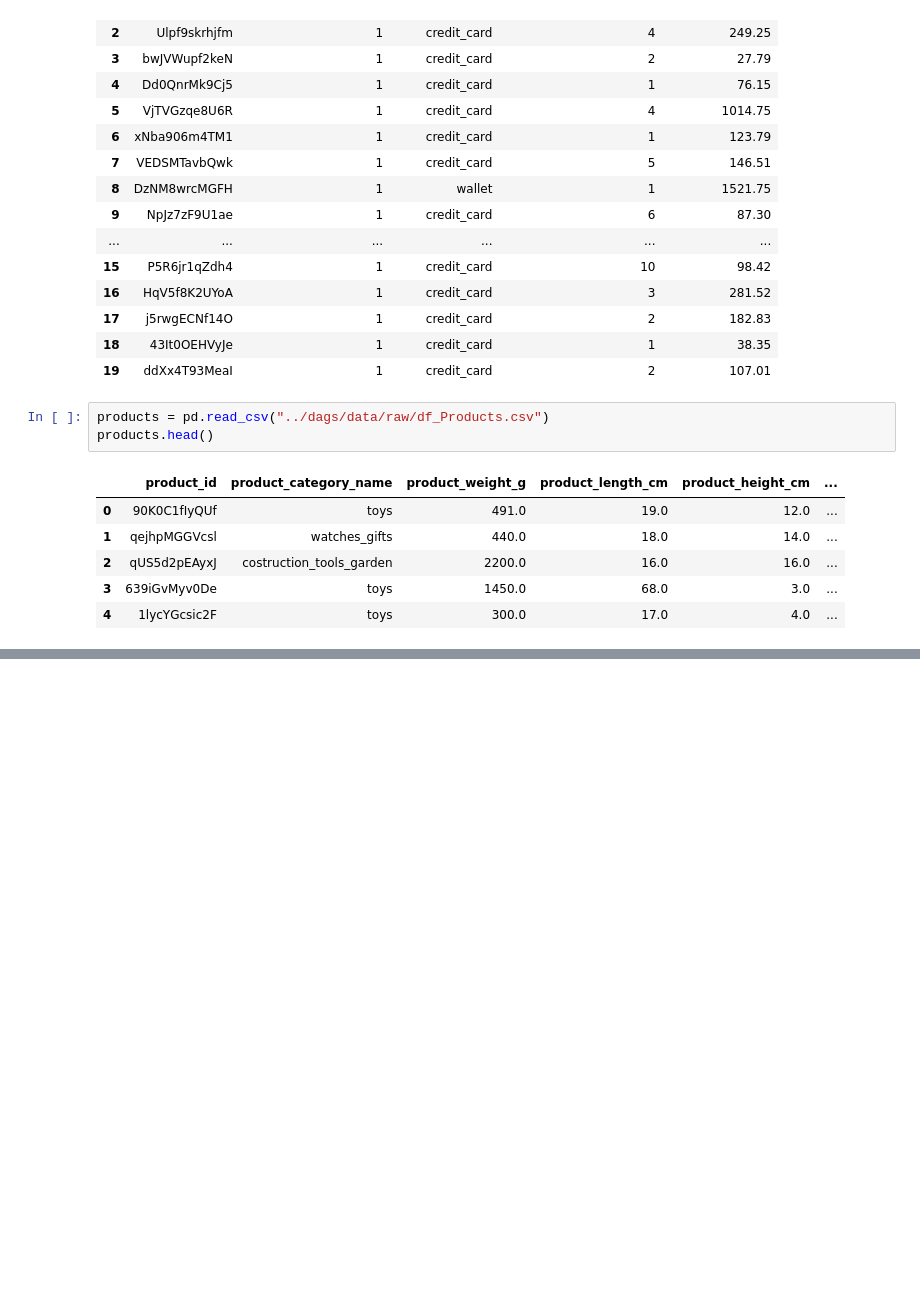
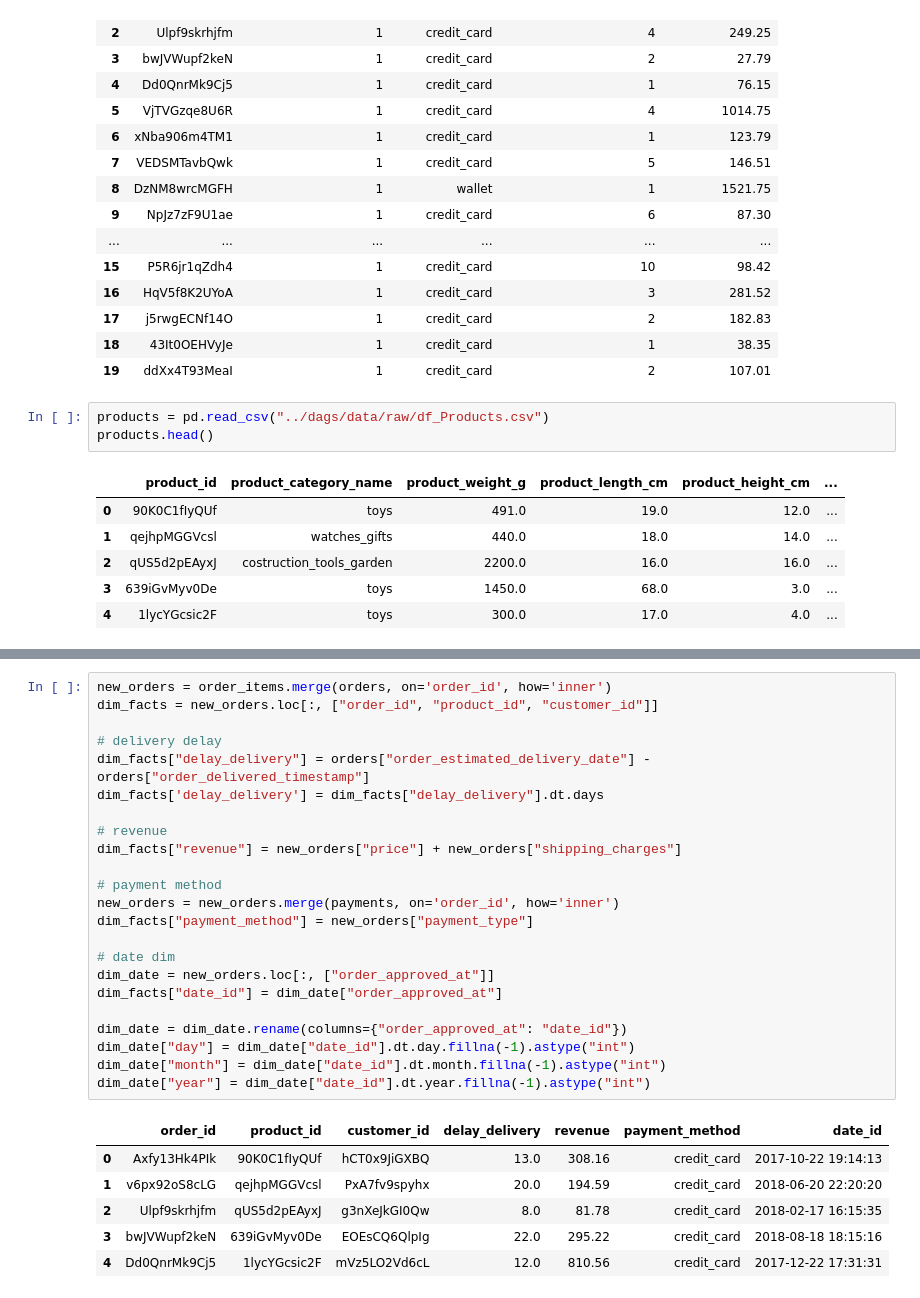
Before and after one commit to dilane-ts/data-engineering-e-commerce, a Jupyter notebook: notebooks/eda.ipynb, the cells around one changed output, grey strips where cells are left out. Saved outputs shown, nothing was run; the diff lists cells and outputs as text; blank space fills up the shorter version.

```diff
--- a/notebooks/eda.ipynb
+++ b/notebooks/eda.ipynb
@@ -93,0 +105,30 @@ products.head()
+# %%
+new_orders = order_items.merge(orders, on='order_id', how='inner')
+dim_facts = new_orders.loc[:, ["order_id", "product_id", "customer_id"]]
+
+# delivery delay
+dim_facts["delay_delivery"] = orders["order_estimated_delivery_date"] - orders["order_delivered_timestamp"]
+dim_facts['delay_delivery'] = dim_facts["delay_delivery"].dt.days
+
+# revenue
+dim_facts["revenue"] = new_orders["price"] + new_orders["shipping_charges"]
+
+# payment method
+new_orders = new_orders.merge(payments, on='order_id', how='inner')
+dim_facts["payment_method"] = new_orders["payment_type"]
+
+# date dim
+dim_date = new_orders.loc[:, ["order_approved_at"]]
+dim_facts["date_id"] = dim_date["order_approved_at"]
+
+dim_date = dim_date.rename(columns={"order_approved_at": "date_id"})
+dim_date["day"] = dim_date["date_id"].dt.day.fillna(-1).astype("int")
+dim_date["month"] = dim_date["date_id"].dt.month.fillna(-1).astype("int")
+dim_date["year"] = dim_date["date_id"].dt.year.fillna(-1).astype("int")
+# %% [output]
+|  | order_id | product_id | customer_id | delay_delivery | revenue | payment_method | date_id |
+| 0 | Axfy13Hk4PIk | 90K0C1fIyQUf | hCT0x9JiGXBQ | 13.0 | 308.16 | credit_card | 2017-10-22 19:14:13 |
+| 1 | v6px92oS8cLG | qejhpMGGVcsl | PxA7fv9spyhx | 20.0 | 194.59 | credit_card | 2018-06-20 22:20:20 |
+| 2 | Ulpf9skrhjfm | qUS5d2pEAyxJ | g3nXeJkGI0Qw | 8.0 | 81.78 | credit_card | 2018-02-17 16:15:35 |
+| 3 | bwJVWupf2keN | 639iGvMyv0De | EOEsCQ6QlpIg | 22.0 | 295.22 | credit_card | 2018-08-18 18:15:16 |
+| 4 | Dd0QnrMk9Cj5 | 1lycYGcsic2F | mVz5LO2Vd6cL | 12.0 | 810.56 | credit_card | 2017-12-22 17:31:31 |
```
Also changed, not shown: parts of 4 cells of this notebook, 9 other files.
